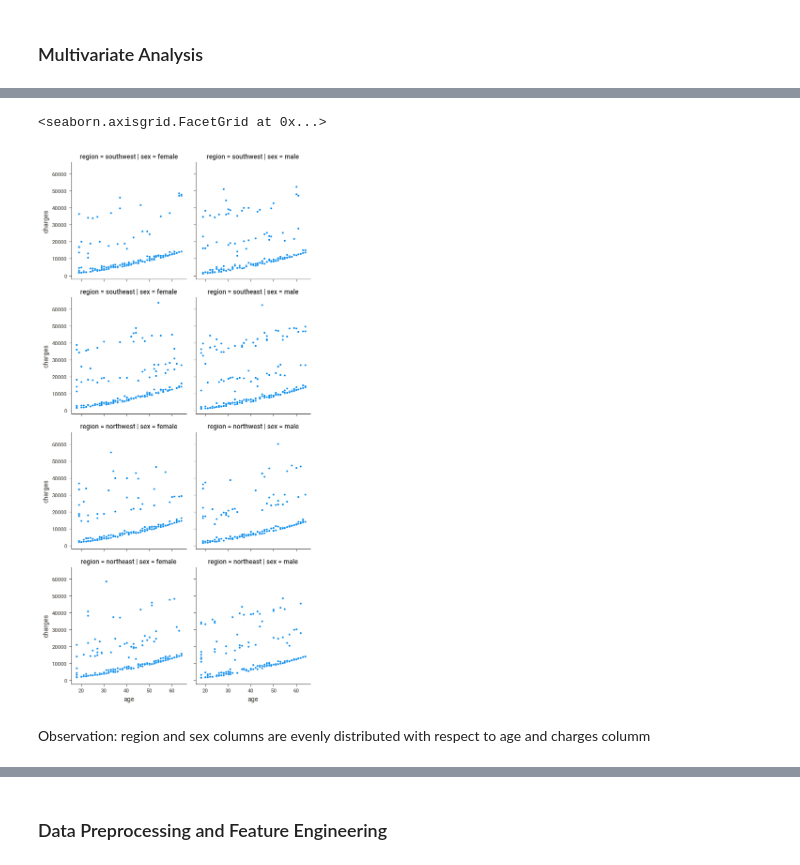
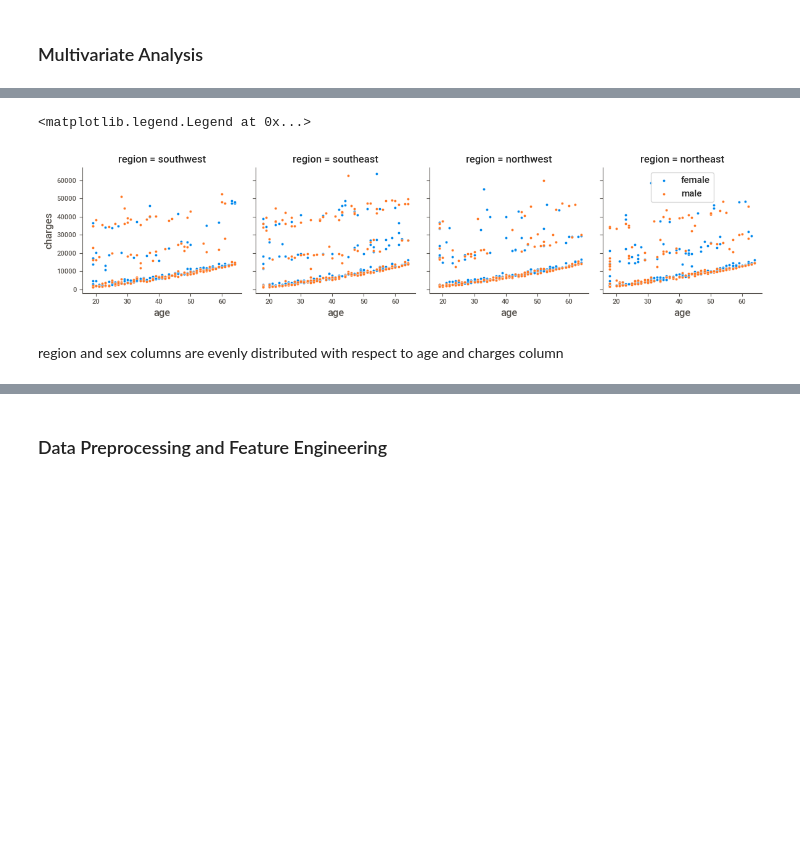
Before and after one commit to rajasinghj37/Insurance-Cost-Prediction, a Jupyter notebook: PRCP-1021-InsCostPred.ipynb, the cells around one changed output, grey strips where cells are left out. Cells and saved outputs as stored; diff of their text form; code cells hidden in the pictures; blank space fills up the shorter version.

```diff
--- a/PRCP-1021-InsCostPred.ipynb
+++ b/PRCP-1021-InsCostPred.ipynb
@@ -224,10 +221,10 @@ Observation:
 # %%
-g = sns.FacetGrid(insurance_dataset, col="sex",  row="region")
+g = sns.FacetGrid(insurance_dataset, hue="sex",  col="region")
 g.map(sns.scatterplot, "age", "charges")
+plt.legend()
 # %% [output]
-<seaborn.axisgrid.FacetGrid at 0x...>
+<matplotlib.legend.Legend at 0x...>
-[figure, old version]
+[figure, new version]
 # %% [markdown]
-Observation:
-    region and sex columns are evenly distributed with respect to age and charges columm
+region and sex columns are evenly distributed with respect to age and charges column
 # %%
```
Also changed, not shown: parts of 129 cells of this notebook.
